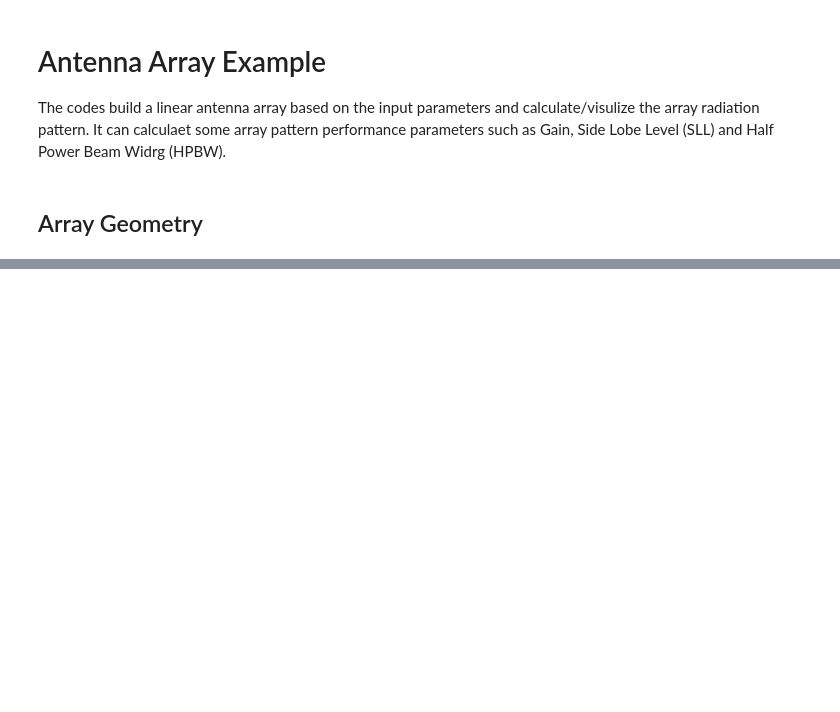
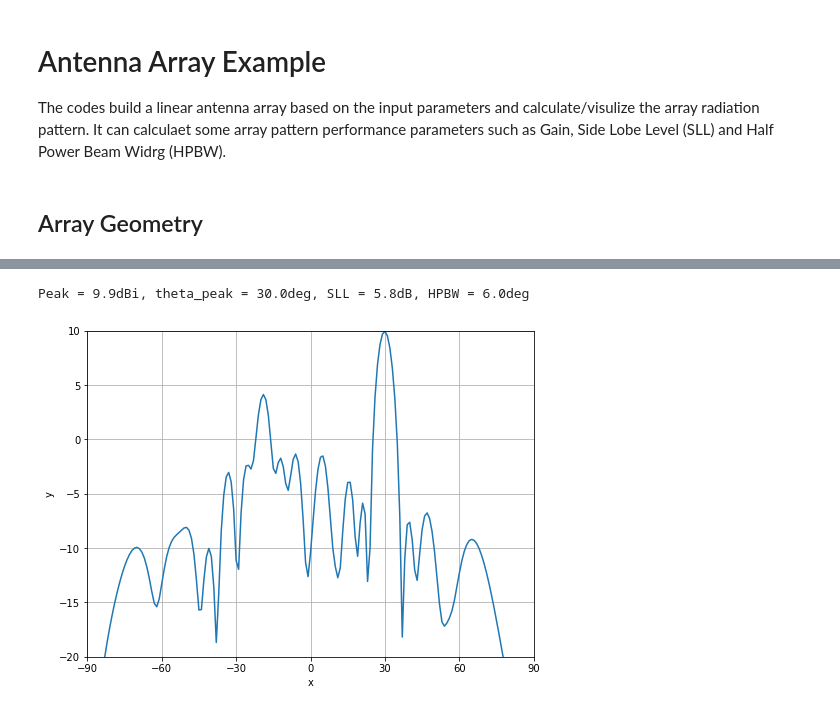
Before and after one commit to mimfar/antenna_array, a Jupyter notebook: Examples.ipynb, the cells around one changed output, grey strips where cells are left out. Cells and saved outputs as stored; diff of their text form; code cells hidden in the pictures; blank space fills up the shorter version.

```diff
--- a/Examples.ipynb
+++ b/Examples.ipynb
@@ -26,0 +55,20 @@ ModuleNotFoundError: No module named 'linear_array'
+# %%
+# An array of N element with random element spacing choosen from element spacing list
+element_spacing = [0.25,0.5,0.75,1 ]
+X = np.cumsum(random.choices(element_spacing,k=N))
+# X = np.linspace(0,N,N-1) * element_spacing
+P = -2 * np.pi * X * np.sin(np.radians(scan_angle))
+I = np.ones(X.shape)
+Nt = 181 # length of theta vectoe
+theta_deg,dtheta_deg = np.linspace(-90,90,Nt,retstep = True)
+theta_deg = theta_deg.reshape(Nt,1)
+AF_linear = calc_AF_(X,I,P,theta_deg)
+G = db20(AF_linear)
+peak, theta_peak, SLL, HPBW = calc_peak_sll_hpbw(G, theta_deg)
+print('Peak = {:1.1f}dBi, theta_peak = {:1.1f}deg, SLL = {:1.1f}dB, HPBW = {:1.1f}deg'.
+      format(peak, theta_peak, SLL, HPBW))
+fig, ax = plot_pattern(theta_deg,G);
+ax.set_xticks(np.linspace(-90,90,7));
+# %% [output]
+Peak = 9.9dBi, theta_peak = 30.0deg, SLL = 5.8dB, HPBW = 6.0deg
+[figure, added]
```
Also changed, not shown: parts of 4 cells of this notebook, 3 other files.
